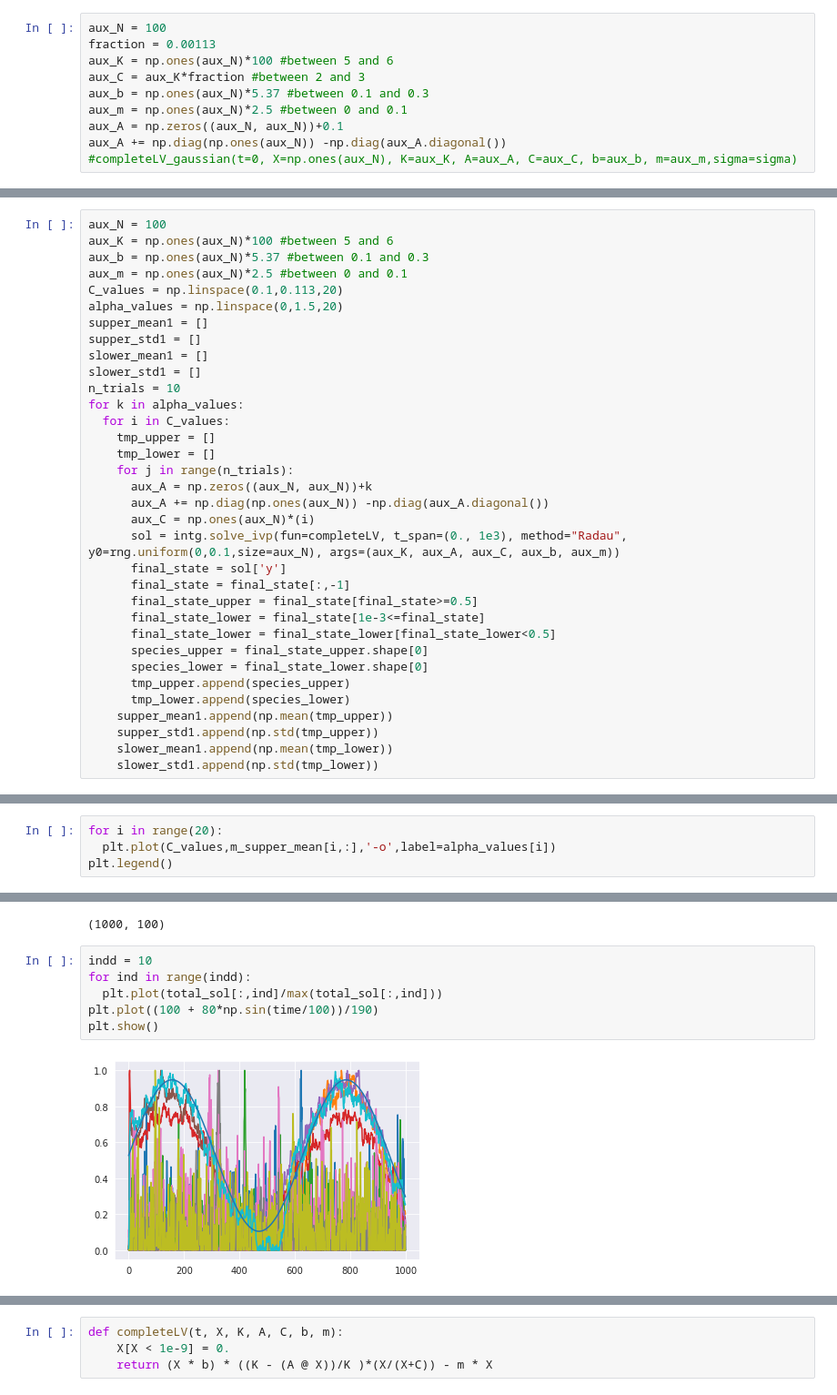
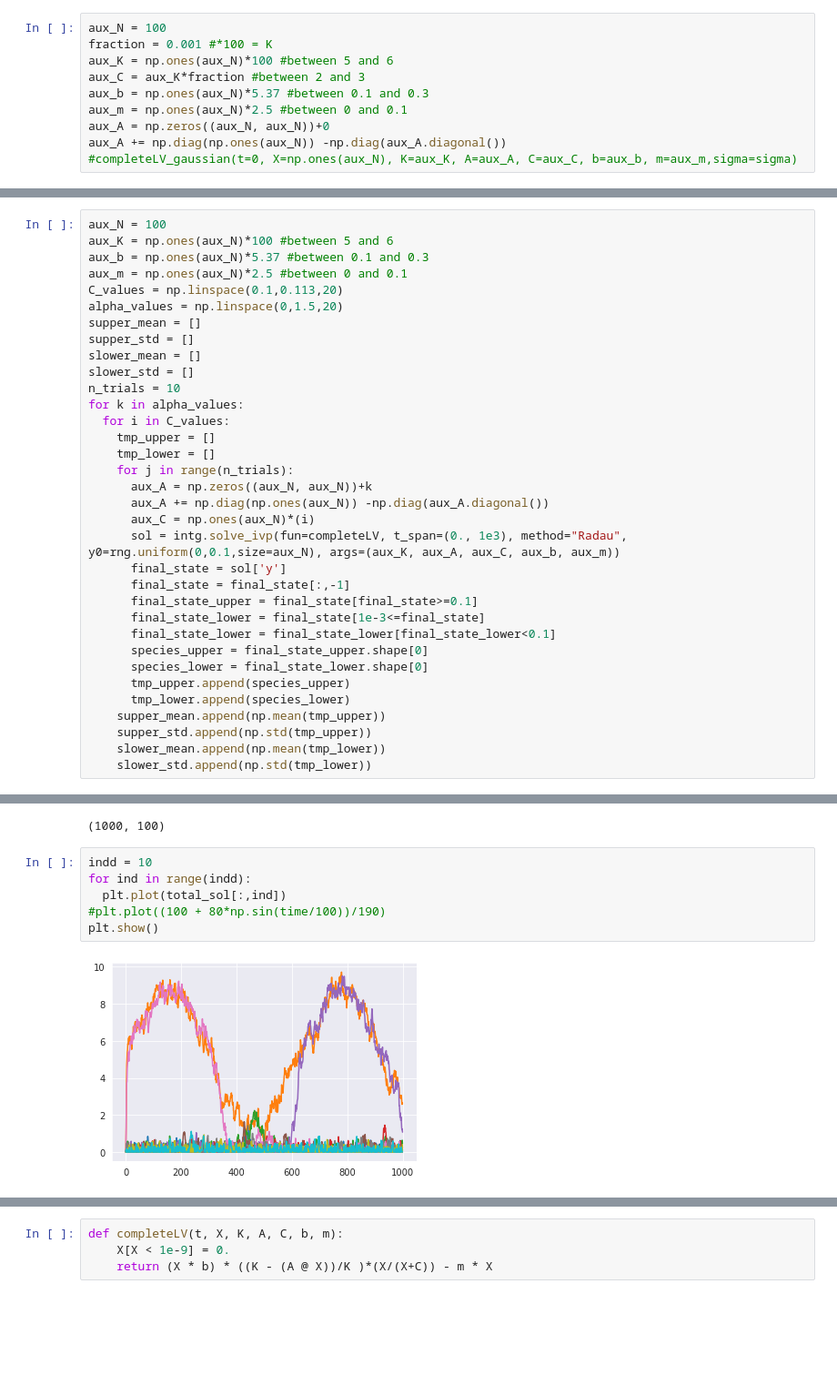
Before and after one commit to denisecammarota/qbio2021, a Jupyter notebook: Denise_Submodels_on_gLV_with_Allee.ipynb, the cells around one changed output, grey strips where cells are left out. Shown at 91% size. Cells and saved outputs as stored; diff of their text form; blank space fills up the shorter version.

```diff
--- a/Denise_Submodels_on_gLV_with_Allee.ipynb
+++ b/Denise_Submodels_on_gLV_with_Allee.ipynb
@@ -254,12 +276,12 @@ def completeLV(t, X, K, A, C, b, m):
     return (X * b) * ((K - (A @ X))/K )*(X/(X+C)) - m * X
 # %%
 aux_N = 100
-fraction = 0.00113
+fraction = 0.001 #*100 = K
 aux_K = np.ones(aux_N)*100 #between 5 and 6
 aux_C = aux_K*fraction #between 2 and 3
 aux_b = np.ones(aux_N)*5.37 #between 0.1 and 0.3
 aux_m = np.ones(aux_N)*2.5 #between 0 and 0.1
-aux_A = np.zeros((aux_N, aux_N))+0.1
+aux_A = np.zeros((aux_N, aux_N))+0
 aux_A += np.diag(np.ones(aux_N)) -np.diag(aux_A.diagonal())
 #completeLV_gaussian(t=0, X=np.ones(aux_N), K=aux_K, A=aux_A, C=aux_C, b=aux_b, m=aux_m,sigma=sigma)
 # %%
@@ -333,10 +367,10 @@ aux_b = np.ones(aux_N)*5.37 #between 0.1 and 0.3
 aux_m = np.ones(aux_N)*2.5 #between 0 and 0.1
 C_values = np.linspace(0.1,0.113,20)
 alpha_values = np.linspace(0,1.5,20)
-supper_mean1 = []
-supper_std1 = []
-slower_mean1 = []
-slower_std1 = []
+supper_mean = []
+supper_std = []
+slower_mean = []
+slower_std = []
 n_trials = 10
 for k in alpha_values:
   for i in C_values:
@@ -349,15 +383,15 @@ for k in alpha_values:
       sol = intg.solve_ivp(fun=completeLV, t_span=(0., 1e3), method="Radau", y0=rng.uniform(0,0.1,size=aux_N), args=(aux_K, aux_A, aux_C, aux_b, aux_m))
       final_state = sol['y']
       final_state = final_state[:,-1]
-      final_state_upper = final_state[final_state>=0.5]
+      final_state_upper = final_state[final_state>=0.1]
       final_state_lower = final_state[1e-3<=final_state]
-      final_state_lower = final_state_lower[final_state_lower<0.5]
+      final_state_lower = final_state_lower[final_state_lower<0.1]
       species_upper = final_state_upper.shape[0]
       species_lower = final_state_lower.shape[0]
       tmp_upper.append(species_upper)
       tmp_lower.append(species_lower)
-    supper_mean1.append(np.mean(tmp_upper))
-    supper_std1.append(np.std(tmp_upper))
-    slower_mean1.append(np.mean(tmp_lower))
-    slower_std1.append(np.std(tmp_lower))
+    supper_mean.append(np.mean(tmp_upper))
+    supper_std.append(np.std(tmp_upper))
+    slower_mean.append(np.mean(tmp_lower))
+    slower_std.append(np.std(tmp_lower))
 # %%
@@ -375,4 +409,0 @@ for l in range(4):
-# %%
-for i in range(20):
-  plt.plot(C_values,m_supper_mean[i,:],'-o',label=alpha_values[i])
-plt.legend()
@@ -636,8 +711,8 @@ total_sol.shape
 # %%
 indd = 10
 for ind in range(indd):
-  plt.plot(total_sol[:,ind]/max(total_sol[:,ind]))
-plt.plot((100 + 80*np.sin(time/100))/190)
+  plt.plot(total_sol[:,ind])
+#plt.plot((100 + 80*np.sin(time/100))/190)
 plt.show()
 # %% [output]
-[figure, old version]
+[figure, new version]
```
Also changed, not shown: parts of 92 cells of this notebook.
